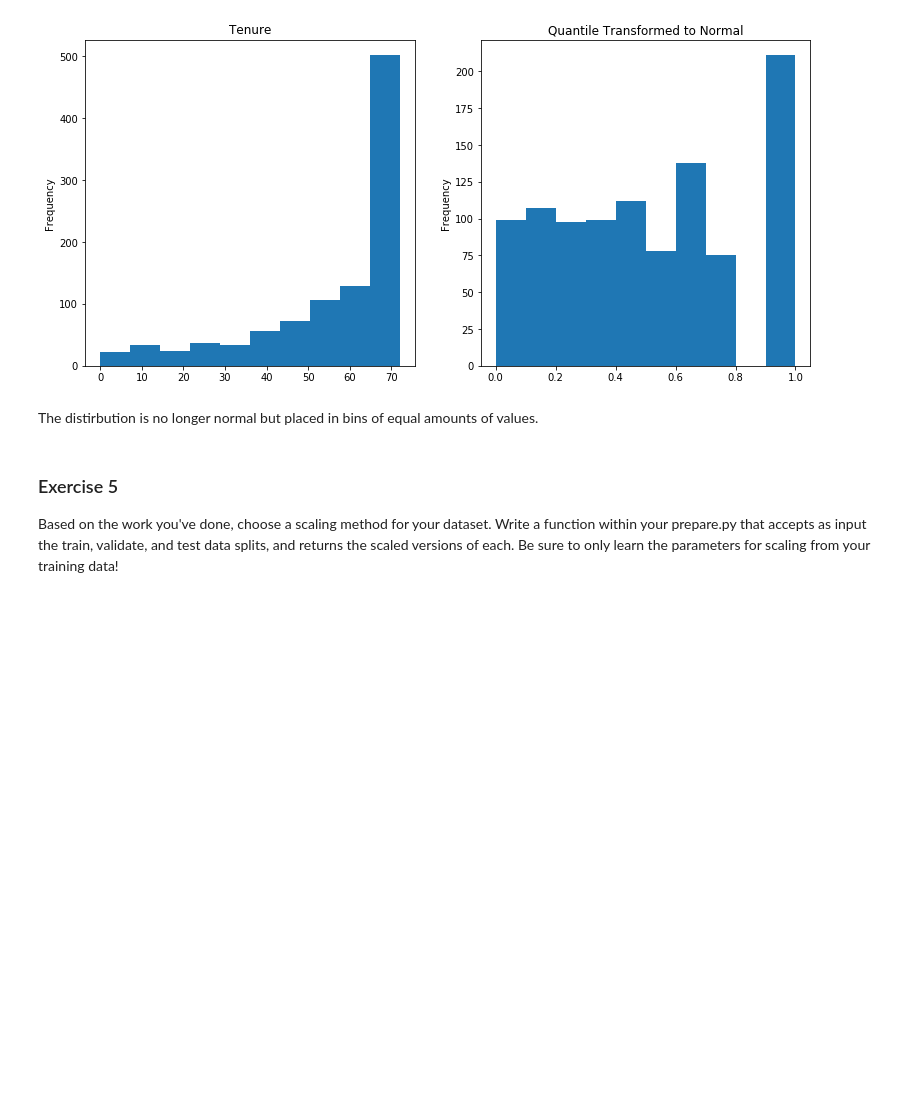
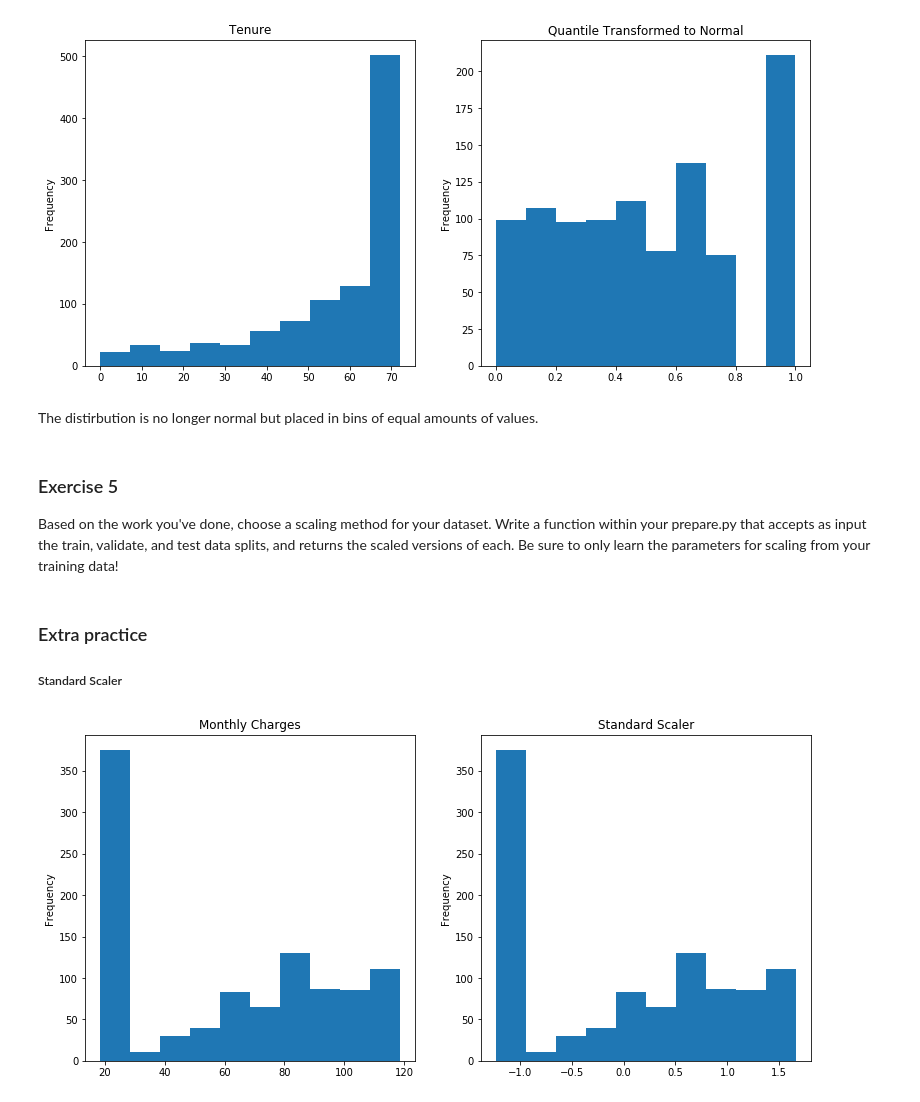
Before and after one commit to gilbert-noriega-ii/regression-exercises, a Jupyter notebook: scaling.ipynb, the cells around one changed output. Saved outputs shown, nothing was run; the diff lists cells and outputs as text; code cells hidden in the pictures; blank space fills up the shorter version.

Commit message:
adding extra practice problems on different types of scaling

```diff
--- a/scaling.ipynb
+++ b/scaling.ipynb
@@ -247,3 +274,23 @@ def add_scaled_columns(train, validate, test, scaler, columns_to_scale):
     ], axis=1)
 
     return train, validate, test
+# %% [markdown]
+### Extra practice
+##### Standard Scaler
+# %%
+scaler = sklearn.preprocessing.StandardScaler()
+# %%
+scaler.fit(train[['monthly_charges']])
+
+train['monthly_charges_scaled'] = scaler.transform(train[['monthly_charges']])
+test['monthly_charges_scaled'] = scaler.transform(test[['monthly_charges']])
+validate['monthly_charges_scaled'] = scaler.transform(validate[['monthly_charges']])
+
+plt.figure(figsize=(13, 6))
+plt.subplot(121)
+train.monthly_charges.plot.hist(title='Monthly Charges')
+plt.subplot(122)
+train.monthly_charges_scaled.plot.hist(title='Standard Scaler')
+plt.show()
+# %% [output]
+[figure, added]
```
Also changed, not shown: parts of 14 cells of this notebook.
